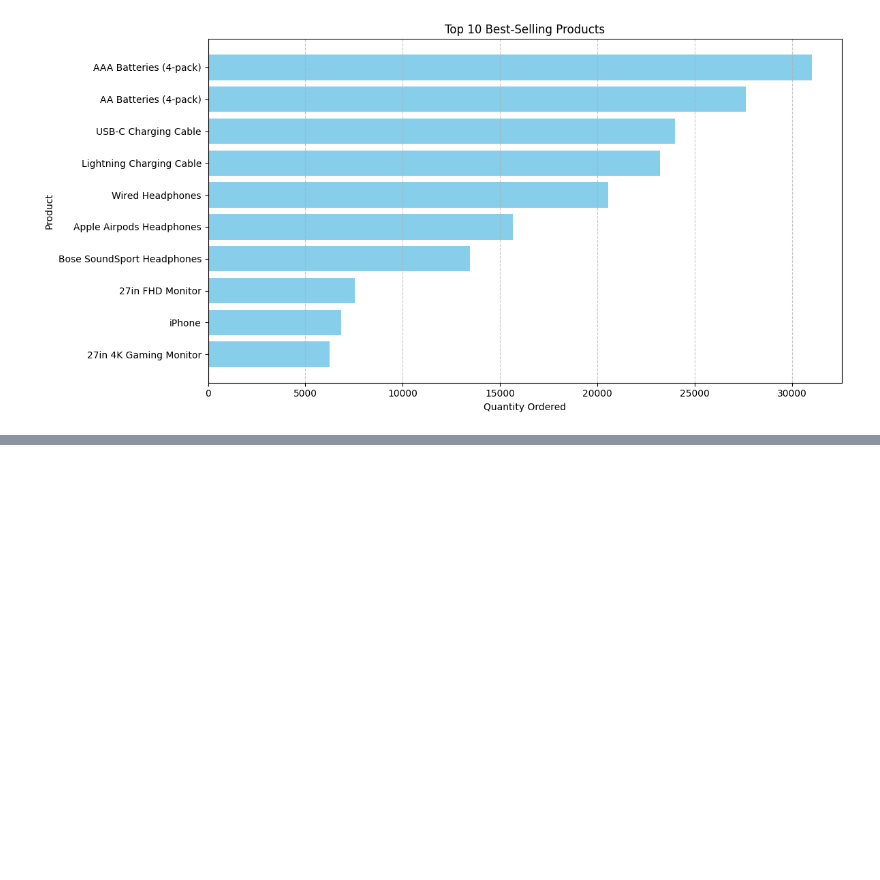
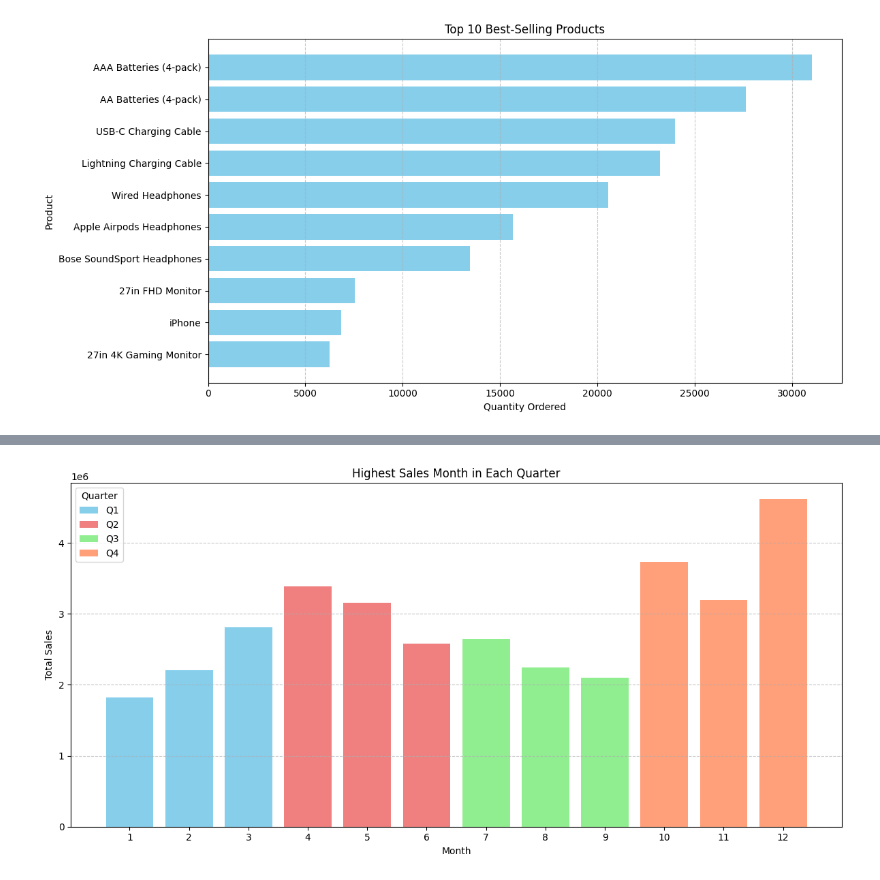
Before and after one commit to i-ninte/data-analytics-R-python, a Jupyter notebook: SALES_DATA_ANALYSIS.ipynb, the cells around one changed output, grey strips where cells are left out. Cells and saved outputs as stored; diff of their text form; code cells hidden in the pictures; blank space fills up the shorter version.

```diff
--- a/SALES_DATA_ANALYSIS.ipynb
+++ b/SALES_DATA_ANALYSIS.ipynb
@@ -404,0 +422,31 @@ plt.show()
+# %%
+import pandas as pd
+import matplotlib.pyplot as plt
+
+#creating a new column named quater
+sales['Quarter'] = (sales['Month'] - 1) // 3 + 1
+
+# Group the data by 'Quarter' and 'Month' and calculate the sum of sales
+quarterly_sales = sales.groupby(['Quarter', 'Month'])['Sales'].sum().reset_index()
+
+# Find the month with the highest sales in each quarter
+max_sales_months = quarterly_sales.groupby('Quarter')['Sales'].idxmax()
+
+# Create a bar chart
+plt.figure(figsize=(12, 6))
+colors = ['skyblue', 'lightcoral', 'lightgreen', 'lightsalmon']
+
+for quarter, color in zip(range(1, 5), colors):
+    quarter_data = quarterly_sales[quarterly_sales['Quarter'] == quarter]
+    plt.bar(quarter_data['Month'], quarter_data['Sales'], label=f'Q{quarter}', color=color)
+
+plt.xlabel('Month')
+plt.ylabel('Total Sales')
+plt.title('Highest Sales Month in Each Quarter')
+plt.xticks(range(1, 13), [str(i) for i in range(1, 13)])
+plt.legend(title='Quarter')
+plt.grid(axis='y', linestyle='--', alpha=0.7)
+plt.tight_layout()
+plt.show()
+# %% [output]
+[figure, added]
```
Also changed, not shown: parts of 2 cells of this notebook.
